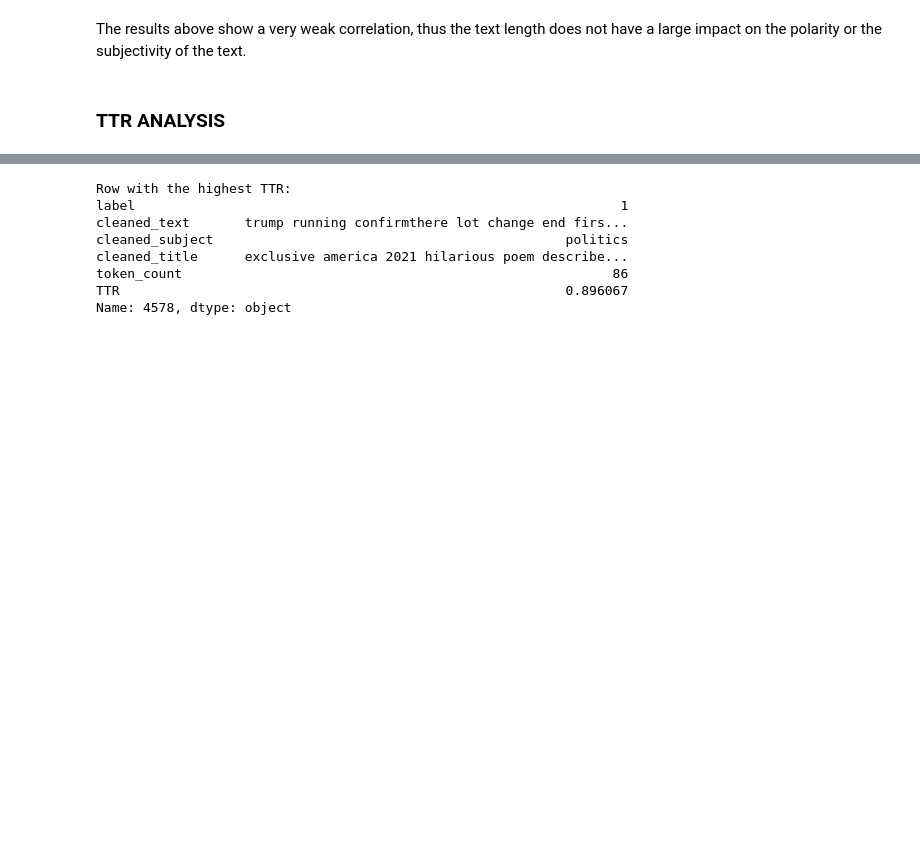
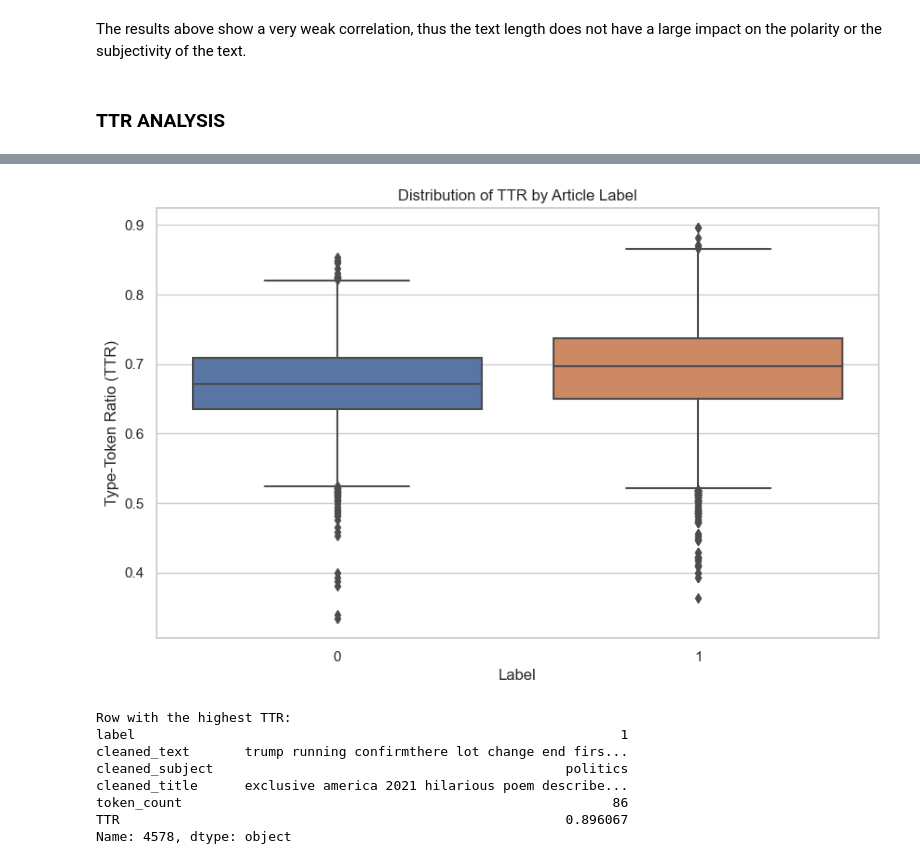
Before and after one commit to AndreasHaavik/FakeNews, a Jupyter notebook: featureEngineering.ipynb, the cells around one changed output, grey strips where cells are left out. Saved outputs shown, nothing was run; the diff lists cells and outputs as text; code cells hidden in the pictures; blank space fills up the shorter version.

```diff
--- a/featureEngineering.ipynb
+++ b/featureEngineering.ipynb
@@ -402,3 +398,24 @@ print(ttr_df[['cleaned_text', 'TTR']].head())
+# %%
+import pandas as pd
+import matplotlib.pyplot as plt
+import seaborn as sns
+import nltk
+from nltk.tokenize import word_tokenize
+
+# Assuming you've already calculated the TTR and have the 'label' column in your DataFrame (ttr_df)
+
+# Set the style of seaborn for better aesthetics
+sns.set(style="whitegrid")
+
+# Create the boxplot
+plt.figure(figsize=(10, 6))
+sns.boxplot(x='label', y='TTR', data=ttr_df)
+plt.title('Distribution of TTR by Article Label')
+plt.xlabel('Label')
+plt.ylabel('Type-Token Ratio (TTR)')
+plt.show()
+# %% [output]
+[figure, added]
 # %%
 max_ttr_index = ttr_df['TTR'].idxmax()
 
```
Also changed, not shown: parts of 2 cells of this notebook, 1 other file.
